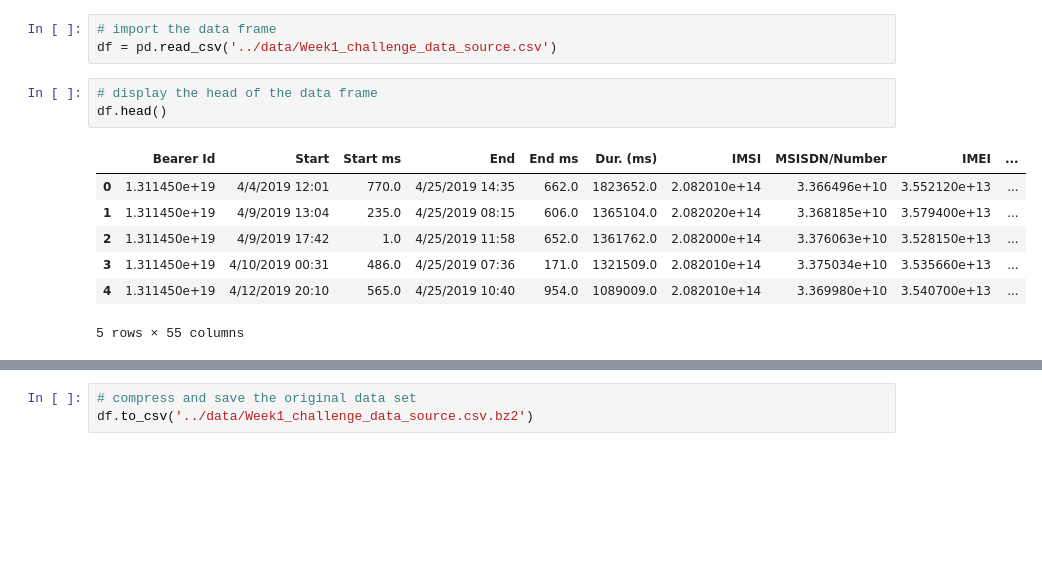
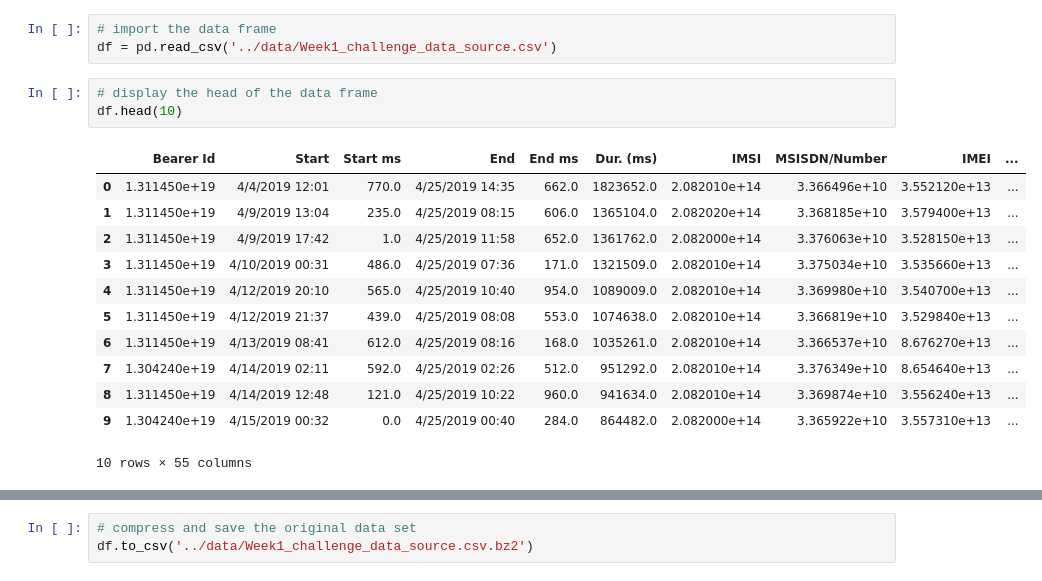
Before and after one commit to Fisseha-Estifanos/Telecom, a Jupyter notebook: notebooks/data_exploration.ipynb, the cells around one changed output, grey strips where cells are left out. Drawn from its saved outputs; the diff is of its cells as text; blank space fills up the shorter version.

```diff
--- a/notebooks/data_exploration.ipynb
+++ b/notebooks/data_exploration.ipynb
@@ -14,12 +14,17 @@ from dataCleaner import *
 df = pd.read_csv('../data/Week1_challenge_data_source.csv')
 # %%
 # display the head of the data frame
-df.head()
+df.head(10)
 # %% [output]
 |  | Bearer Id | Start | Start ms | End | End ms | Dur. (ms) | IMSI | MSISDN/Number | IMEI | ... |
 | 0 | 1.311450e+19 | 4/4/2019 12:01 | 770.0 | 4/25/2019 14:35 | 662.0 | 1823652.0 | 2.082010e+14 | 3.366496e+10 | 3.552120e+13 | ... |
 | 1 | 1.311450e+19 | 4/9/2019 13:04 | 235.0 | 4/25/2019 08:15 | 606.0 | 1365104.0 | 2.082020e+14 | 3.368185e+10 | 3.579400e+13 | ... |
 | 2 | 1.311450e+19 | 4/9/2019 17:42 | 1.0 | 4/25/2019 11:58 | 652.0 | 1361762.0 | 2.082000e+14 | 3.376063e+10 | 3.528150e+13 | ... |
 | 3 | 1.311450e+19 | 4/10/2019 00:31 | 486.0 | 4/25/2019 07:36 | 171.0 | 1321509.0 | 2.082010e+14 | 3.375034e+10 | 3.535660e+13 | ... |
 | 4 | 1.311450e+19 | 4/12/2019 20:10 | 565.0 | 4/25/2019 10:40 | 954.0 | 1089009.0 | 2.082010e+14 | 3.369980e+10 | 3.540700e+13 | ... |
+| 5 | 1.311450e+19 | 4/12/2019 21:37 | 439.0 | 4/25/2019 08:08 | 553.0 | 1074638.0 | 2.082010e+14 | 3.366819e+10 | 3.529840e+13 | ... |
+| 6 | 1.311450e+19 | 4/13/2019 08:41 | 612.0 | 4/25/2019 08:16 | 168.0 | 1035261.0 | 2.082010e+14 | 3.366537e+10 | 8.676270e+13 | ... |
+| 7 | 1.304240e+19 | 4/14/2019 02:11 | 592.0 | 4/25/2019 02:26 | 512.0 | 951292.0 | 2.082010e+14 | 3.376349e+10 | 8.654640e+13 | ... |
+| 8 | 1.311450e+19 | 4/14/2019 12:48 | 121.0 | 4/25/2019 10:22 | 960.0 | 941634.0 | 2.082010e+14 | 3.369874e+10 | 3.556240e+13 | ... |
+| 9 | 1.304240e+19 | 4/15/2019 00:32 | 0.0 | 4/25/2019 00:40 | 284.0 | 864482.0 | 2.082000e+14 | 3.365922e+10 | 3.557310e+13 | ... |
-5 rows × 55 columns
+10 rows × 55 columns
```
Also changed, not shown: parts of 8 cells of this notebook.
